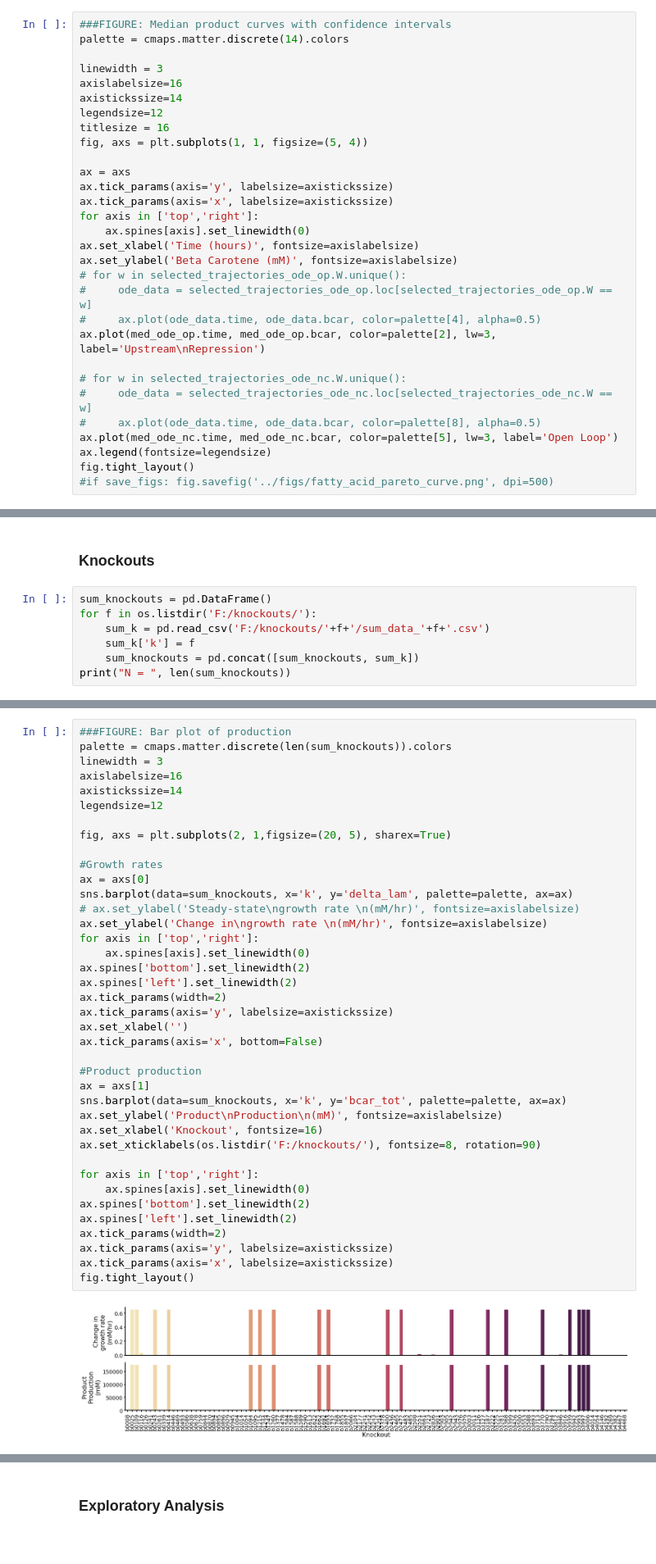
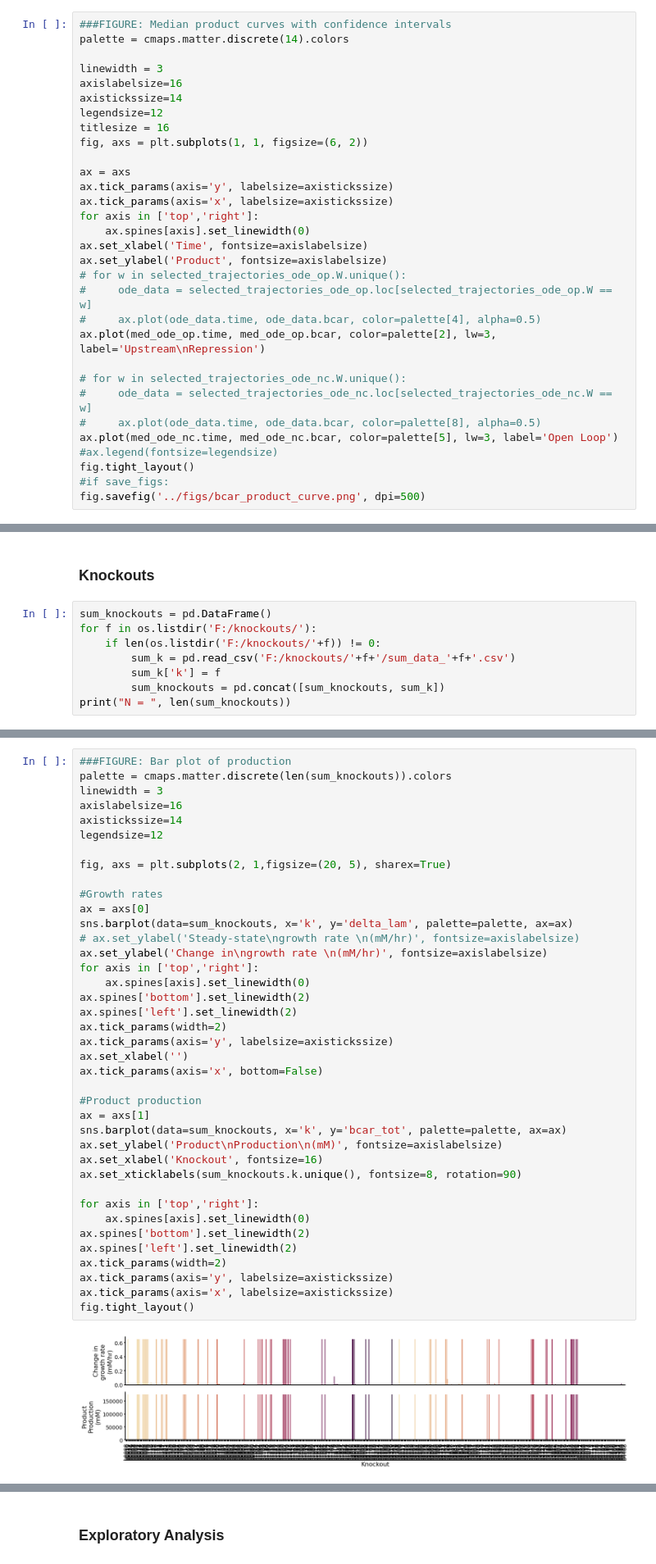
Before and after one commit to cjmerzbacher/joint-simulator, a Jupyter notebook: beta_carotene/bcar_viz.ipynb, the cells around one changed output, grey strips where cells are left out. Shown at 82% size. Drawn from its saved outputs; the diff is of its cells as text.

```diff
--- a/beta_carotene/bcar_viz.ipynb
+++ b/beta_carotene/bcar_viz.ipynb
@@ -464,15 +459,15 @@ axislabelsize=16
 axistickssize=14
 legendsize=12
 titlesize = 16
-fig, axs = plt.subplots(1, 1, figsize=(5, 4))
+fig, axs = plt.subplots(1, 1, figsize=(6, 2))
 
 ax = axs
 ax.tick_params(axis='y', labelsize=axistickssize)
 ax.tick_params(axis='x', labelsize=axistickssize)
 for axis in ['top','right']:
     ax.spines[axis].set_linewidth(0)
-ax.set_xlabel('Time (hours)', fontsize=axislabelsize)
-ax.set_ylabel('Beta Carotene (mM)', fontsize=axislabelsize)
+ax.set_xlabel('Time', fontsize=axislabelsize)
+ax.set_ylabel('Product', fontsize=axislabelsize)
 # for w in selected_trajectories_ode_op.W.unique():
 #     ode_data = selected_trajectories_ode_op.loc[selected_trajectories_ode_op.W == w]
 #     ax.plot(ode_data.time, ode_data.bcar, color=palette[4], alpha=0.5)
@@ -482,7 +477,8 @@ ax.plot(med_ode_op.time, med_ode_op.bcar, color=palette[2], lw=3, label='Upstrea
 #     ode_data = selected_trajectories_ode_nc.loc[selected_trajectories_ode_nc.W == w]
 #     ax.plot(ode_data.time, ode_data.bcar, color=palette[8], alpha=0.5)
 ax.plot(med_ode_nc.time, med_ode_nc.bcar, color=palette[5], lw=3, label='Open Loop')
-ax.legend(fontsize=legendsize)
+#ax.legend(fontsize=legendsize)
 fig.tight_layout()
-#if save_figs: fig.savefig('../figs/fatty_acid_pareto_curve.png', dpi=500)
+#if save_figs:
+fig.savefig('../figs/bcar_product_curve.png', dpi=500)
 # %% [output]
@@ -555,8 +553,9 @@ fig.savefig('../figs/ga_burden_histogram.png', dpi=500)
 # %%
 sum_knockouts = pd.DataFrame()
 for f in os.listdir('F:/knockouts/'):
-    sum_k = pd.read_csv('F:/knockouts/'+f+'/sum_data_'+f+'.csv')
-    sum_k['k'] = f
-    sum_knockouts = pd.concat([sum_knockouts, sum_k])
+    if len(os.listdir('F:/knockouts/'+f)) != 0:
+        sum_k = pd.read_csv('F:/knockouts/'+f+'/sum_data_'+f+'.csv')
+        sum_k['k'] = f
+        sum_knockouts = pd.concat([sum_knockouts, sum_k])
 print("N = ", len(sum_knockouts))
 # %% [output]
@@ -573,32 +572,32 @@ fig, axs = plt.subplots(2, 1,figsize=(20, 5), sharex=True)
 
 #Growth rates
 ax = axs[0]
 sns.barplot(data=sum_knockouts, x='k', y='delta_lam', palette=palette, ax=ax)
 # ax.set_ylabel('Steady-state\ngrowth rate \n(mM/hr)', fontsize=axislabelsize)
 ax.set_ylabel('Change in\ngrowth rate \n(mM/hr)', fontsize=axislabelsize)
 for axis in ['top','right']:
     ax.spines[axis].set_linewidth(0)
 ax.spines['bottom'].set_linewidth(2)
 ax.spines['left'].set_linewidth(2)
 ax.tick_params(width=2)
 ax.tick_params(axis='y', labelsize=axistickssize)
 ax.set_xlabel('')
 ax.tick_params(axis='x', bottom=False)
 
 #Product production
 ax = axs[1]
 sns.barplot(data=sum_knockouts, x='k', y='bcar_tot', palette=palette, ax=ax)
 ax.set_ylabel('Product\nProduction\n(mM)', fontsize=axislabelsize)
 ax.set_xlabel('Knockout', fontsize=16)
-ax.set_xticklabels(os.listdir('F:/knockouts/'), fontsize=8, rotation=90)
+ax.set_xticklabels(sum_knockouts.k.unique(), fontsize=8, rotation=90)
 
 for axis in ['top','right']:
     ax.spines[axis].set_linewidth(0)
 ax.spines['bottom'].set_linewidth(2)
 ax.spines['left'].set_linewidth(2)
 ax.tick_params(width=2)
 ax.tick_params(axis='y', labelsize=axistickssize)
 ax.tick_params(axis='x', labelsize=axistickssize)
 fig.tight_layout()
 # %% [output]
-[figure, old version]
+[figure, new version]
```
Also changed, not shown: parts of 22 cells of this notebook, 10 other files.
